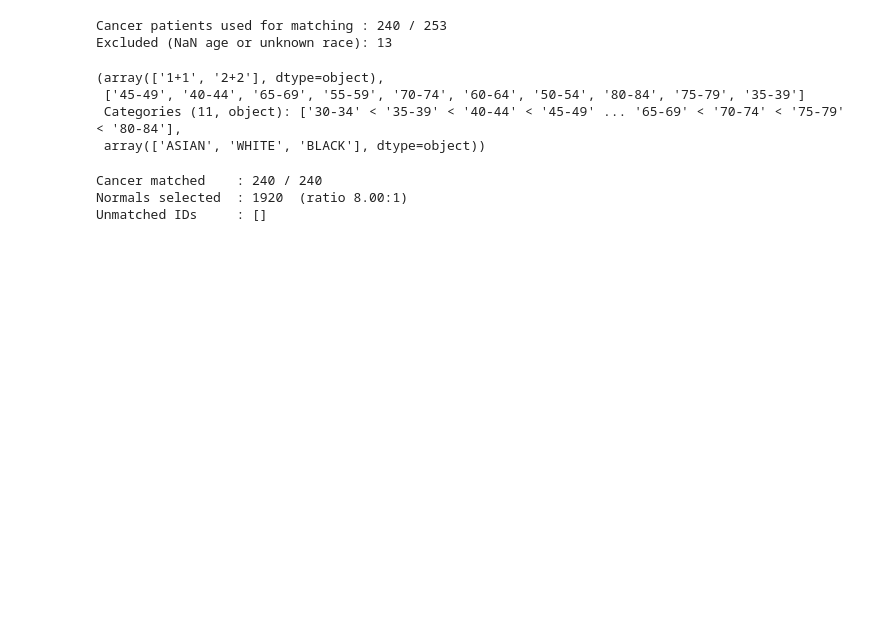
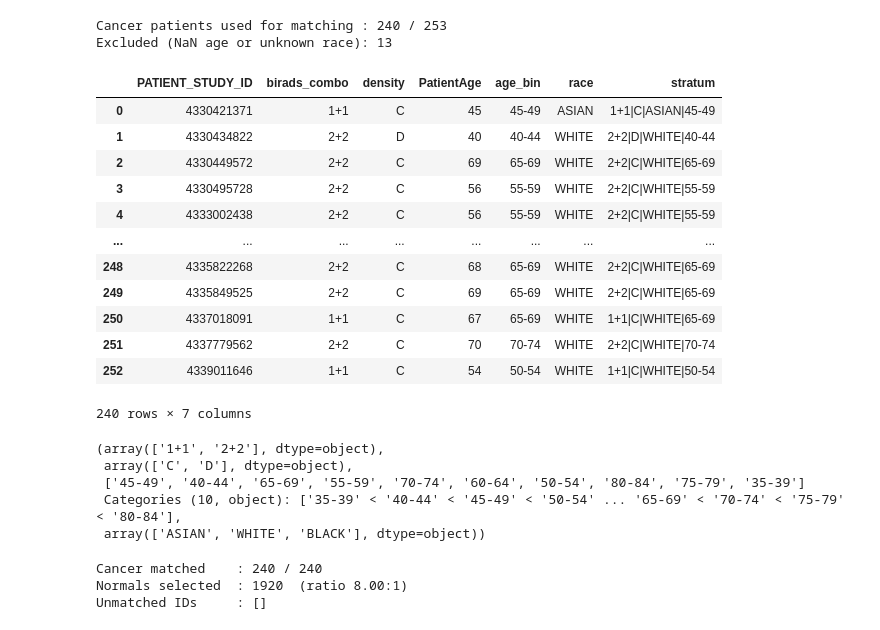
Before and after one commit to tracy01014/MO-DBT-data-curation, a Jupyter notebook: Code/Check/match_mo_cancer_normal.ipynb, the cells around one changed output. Drawn from its saved outputs; the diff is of its cells as text; code cells hidden in the pictures; blank space fills up the shorter version.

Commit message:
update matched normal with mo cancer (birads, density, age, race)

```diff
--- a/Code/Check/match_mo_cancer_normal.ipynb
+++ b/Code/Check/match_mo_cancer_normal.ipynb
@@ -251,12 +285,29 @@ print(f"Excluded (NaN age or unknown race): {len(c_feat) - len(c_feat_match)}")
 # %% [output]
 Cancer patients used for matching : 240 / 253
 Excluded (NaN age or unknown race): 13
+# %%
+c_feat_match
+# %% [output]
+|  | PATIENT_STUDY_ID | birads_combo | density | PatientAge | age_bin | race | stratum |
+| 0 | 4330421371 | 1+1 | C | 45 | 45-49 | ASIAN | 1+1|C|ASIAN|45-49 |
+| 1 | 4330434822 | 2+2 | D | 40 | 40-44 | WHITE | 2+2|D|WHITE|40-44 |
+| 2 | 4330449572 | 2+2 | C | 69 | 65-69 | WHITE | 2+2|C|WHITE|65-69 |
+| 3 | 4330495728 | 2+2 | C | 56 | 55-59 | WHITE | 2+2|C|WHITE|55-59 |
+| 4 | 4333002438 | 2+2 | C | 56 | 55-59 | WHITE | 2+2|C|WHITE|55-59 |
+| ... | ... | ... | ... | ... | ... | ... | ... |
+| 248 | 4335822268 | 2+2 | C | 68 | 65-69 | WHITE | 2+2|C|WHITE|65-69 |
+| 249 | 4335849525 | 2+2 | C | 69 | 65-69 | WHITE | 2+2|C|WHITE|65-69 |
+| 250 | 4337018091 | 1+1 | C | 67 | 65-69 | WHITE | 1+1|C|WHITE|65-69 |
+| 251 | 4337779562 | 2+2 | C | 70 | 70-74 | WHITE | 2+2|C|WHITE|70-74 |
+| 252 | 4339011646 | 1+1 | C | 54 | 50-54 | WHITE | 1+1|C|WHITE|50-54 |
+240 rows × 7 columns
 # %%
-c_feat_match['birads_combo'].unique(), c_feat_match['age_bin'].unique(), c_feat_match['race'].unique()
+c_feat_match['birads_combo'].unique(), c_feat_match['density'].unique(), c_feat_match['age_bin'].unique(), c_feat_match['race'].unique()
 # %% [output]
 (array(['1+1', '2+2'], dtype=object),
+ array(['C', 'D'], dtype=object),
  ['45-49', '40-44', '65-69', '55-59', '70-74', '60-64', '50-54', '80-84', '75-79', '35-39']
- Categories (11, object): ['30-34' < '35-39' < '40-44' < '45-49' ... '65-69' < '70-74' < '75-79' < '80-84'],
+ Categories (10, object): ['35-39' < '40-44' < '45-49' < '50-54' ... '65-69' < '70-74' < '75-79' < '80-84'],
  array(['ASIAN', 'WHITE', 'BLACK'], dtype=object))
 # %%
 # ── Match ─────────────────────────────────────────────────────────────
```
Also changed, not shown: parts of 17 cells of this notebook.
